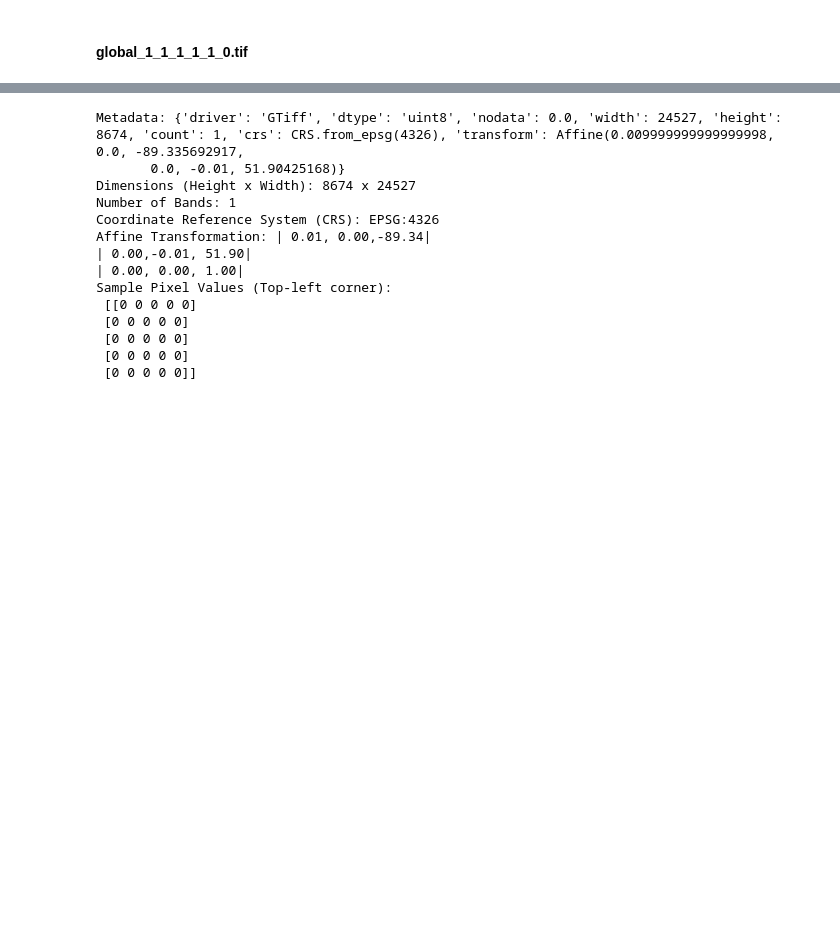
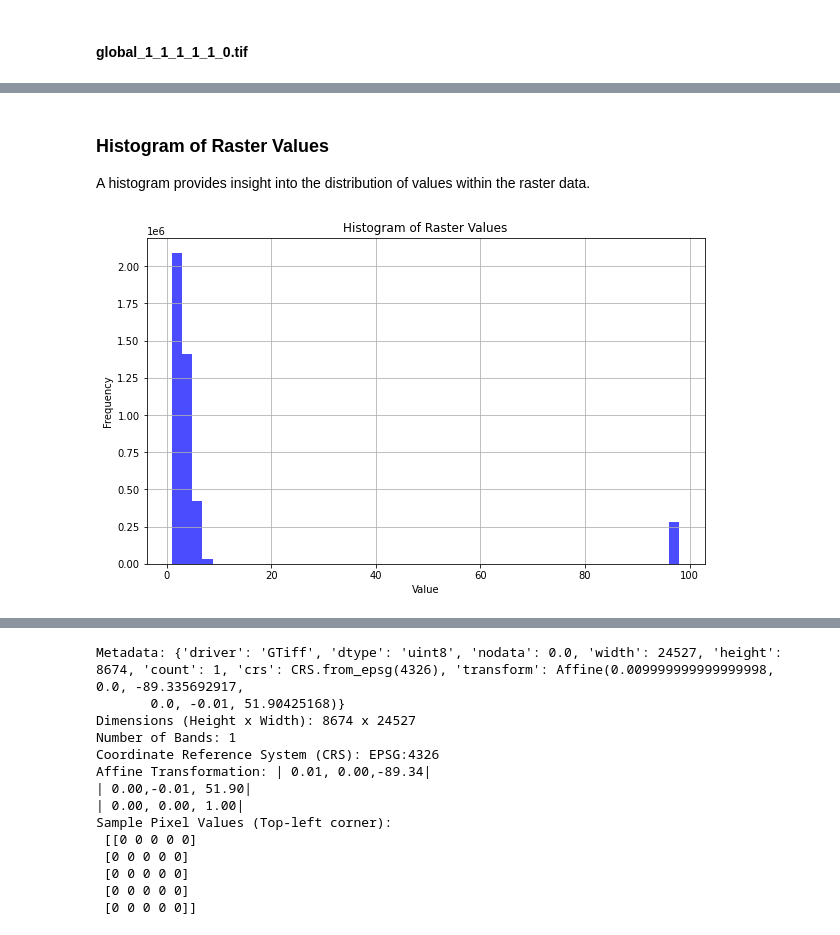
Before and after one commit to DavidGathimbaM/Energy-Access-and-Electrification-planning, a Jupyter notebook: group_workbook/Peter.ipynb, the cells around one changed output, grey strips where cells are left out. Saved outputs shown, nothing was run; the diff lists cells and outputs as text; code cells hidden in the pictures; blank space fills up the shorter version.

```diff
--- a/group_workbook/Peter.ipynb
+++ b/group_workbook/Peter.ipynb
@@ -234,0 +312,14 @@ plt.show()
+# %% [markdown]
+### Histogram of Raster Values
+
+A histogram provides insight into the distribution of values within the raster data.
+# %%
+plt.figure(figsize=(10, 6))
+plt.hist(raster_data[~np.isnan(raster_data)], bins=50, color='blue', alpha=0.7)
+plt.xlabel('Value')
+plt.ylabel('Frequency')
+plt.title('Histogram of Raster Values')
+plt.grid()
+plt.show()
+# %% [output]
+[figure, added]
```
Also changed, not shown: parts of 26 cells of this notebook.
